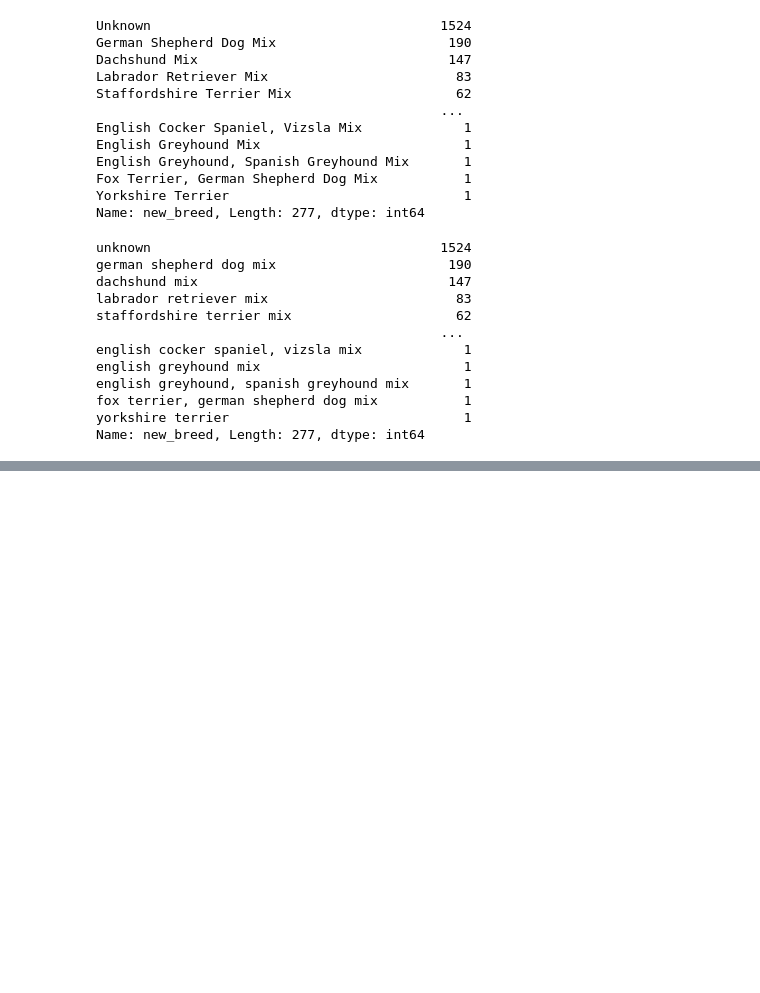
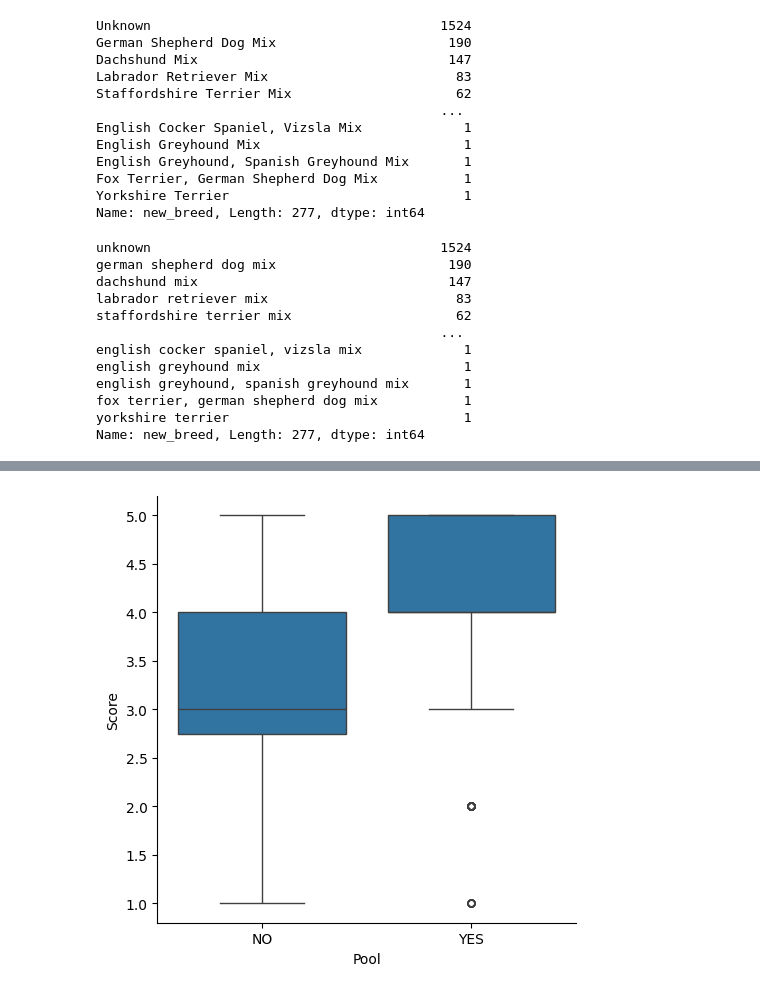
Before and after one commit to AnshuBantra/Python, a Jupyter notebook: Associate Data Scientist in Python/Working with Categorical Data in Python/Introduction to Categorical Data/notebook.ipynb, the cells around one changed output, grey strips where cells are left out. Cells and saved outputs as stored; diff of their text form; code cells hidden in the pictures; blank space fills up the shorter version.

```diff
--- a/Associate Data Scientist in Python/Working with Categorical Data in Python/Introduction to Categorical Data/notebook.ipynb
+++ b/Associate Data Scientist in Python/Working with Categorical Data in Python/Introduction to Categorical Data/notebook.ipynb
@@ -484,0 +487,4 @@ Name: new_breed, Length: 277, dtype: int64
+# %%
+import pandas as pd
+df_vegas = pd.read_csv(r'../data/lasvegas_tripadvisor.csv')
+df_vegas.head()
@@ -484,0 +511,10 @@ Name: new_breed, Length: 277, dtype: int64
+# %%
+sns.catplot(
+    x='Pool',
+    y='Score',
+    data=df_vegas,
+    kind='box'
+)
+plt.show();
+# %% [output]
+[figure, added]
```
Also changed, not shown: parts of 8 cells of this notebook, 1 other file.
